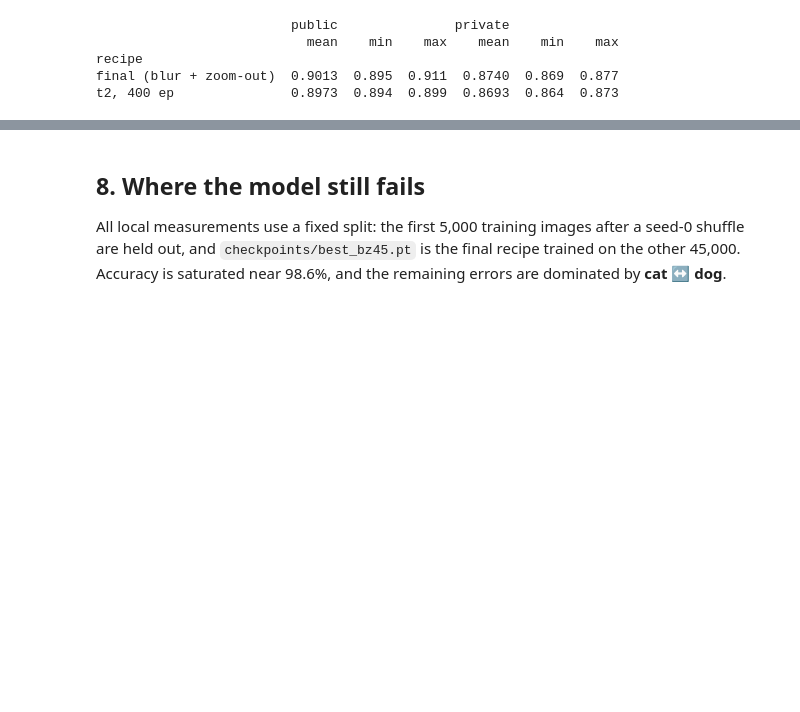
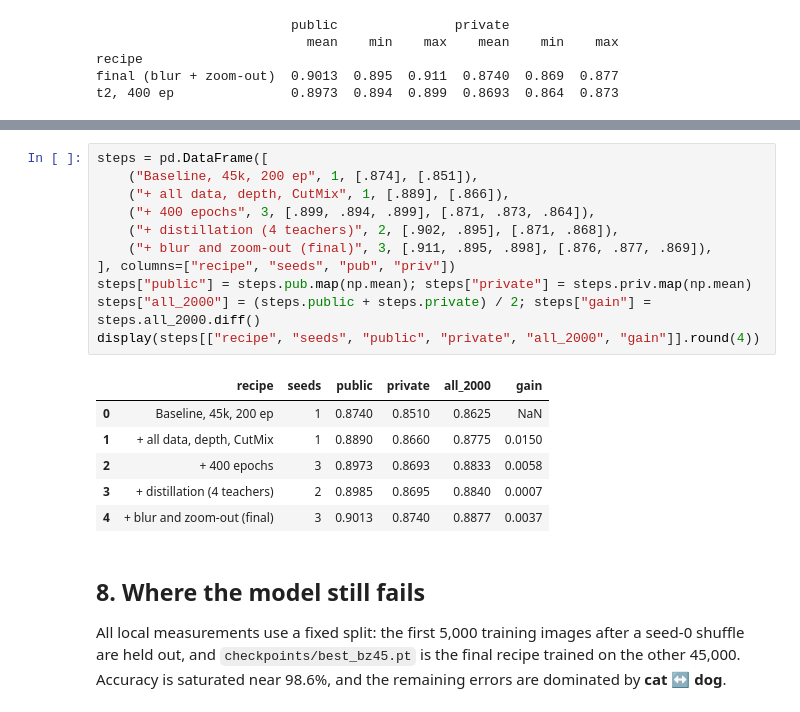
Before and after one commit to chetank03/resnet-cifar10-5m, a Jupyter notebook: ResNet_CIFAR10.ipynb, the cells around one changed output, grey strips where cells are left out. Drawn from its saved outputs; the diff is of its cells as text; blank space fills up the shorter version.

```diff
--- a/ResNet_CIFAR10.ipynb
+++ b/ResNet_CIFAR10.ipynb
@@ -244,3 +263,21 @@ rank correlation, full-data runs (n=31): 0.18
+# %%
+steps = pd.DataFrame([
+    ("Baseline, 45k, 200 ep", 1, [.874], [.851]),
+    ("+ all data, depth, CutMix", 1, [.889], [.866]),
+    ("+ 400 epochs", 3, [.899, .894, .899], [.871, .873, .864]),
+    ("+ distillation (4 teachers)", 2, [.902, .895], [.871, .868]),
+    ("+ blur and zoom-out (final)", 3, [.911, .895, .898], [.876, .877, .869]),
+], columns=["recipe", "seeds", "pub", "priv"])
+steps["public"] = steps.pub.map(np.mean); steps["private"] = steps.priv.map(np.mean)
+steps["all_2000"] = (steps.public + steps.private) / 2; steps["gain"] = steps.all_2000.diff()
+display(steps[["recipe", "seeds", "public", "private", "all_2000", "gain"]].round(4))
+# %% [output]
+|  | recipe | seeds | public | private | all_2000 | gain |
+| 0 | Baseline, 45k, 200 ep | 1 | 0.8740 | 0.8510 | 0.8625 | NaN |
+| 1 | + all data, depth, CutMix | 1 | 0.8890 | 0.8660 | 0.8775 | 0.0150 |
+| 2 | + 400 epochs | 3 | 0.8973 | 0.8693 | 0.8833 | 0.0058 |
+| 3 | + distillation (4 teachers) | 2 | 0.8985 | 0.8695 | 0.8840 | 0.0007 |
+| 4 | + blur and zoom-out (final) | 3 | 0.9013 | 0.8740 | 0.8877 | 0.0037 |
 # %% [markdown]
 ## 8. Where the model still fails
 
```
Also changed, not shown: parts of 6 cells of this notebook, 10 other files.
